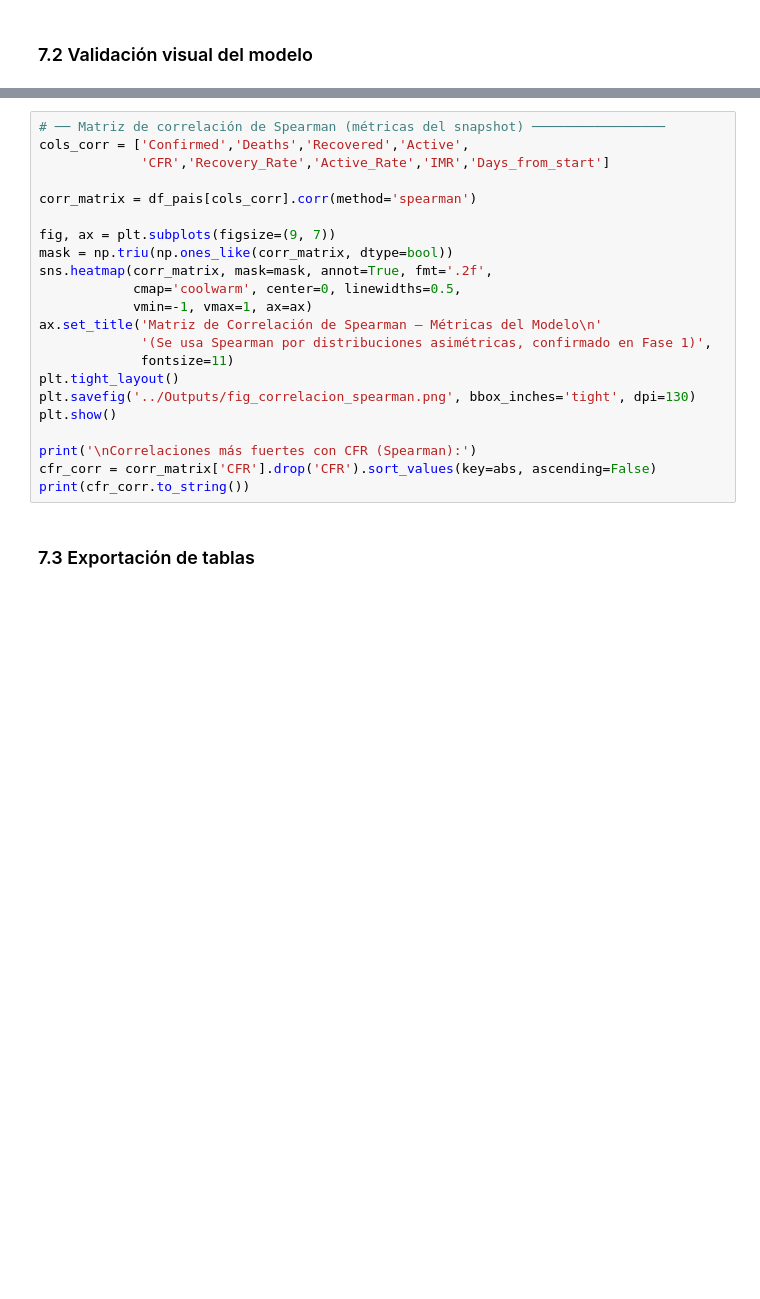
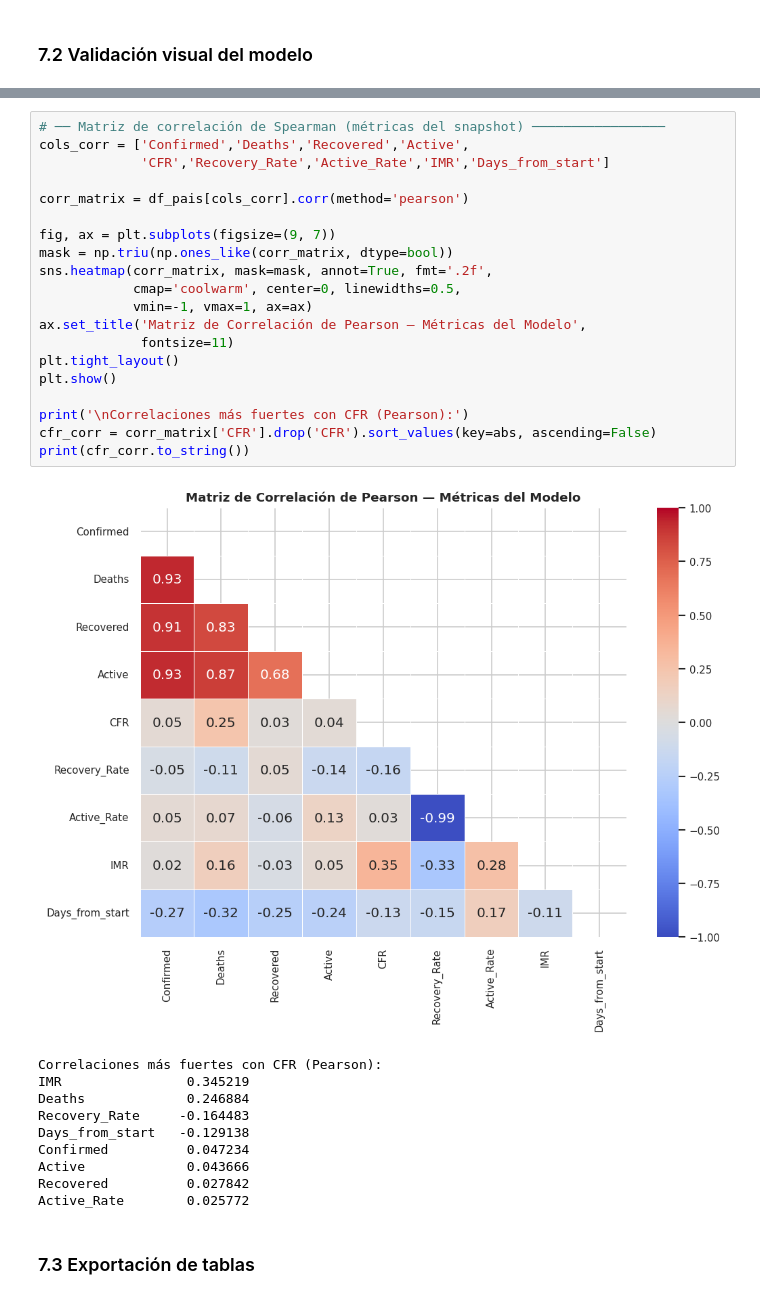
Before and after one commit to EmilianoVS09/Entrega3AnalisisDatos, a Jupyter notebook: Notebooks/Preparacion_Modelado.ipynb, the cells around one changed output, grey strips where cells are left out. Saved outputs shown, nothing was run; the diff lists cells and outputs as text; blank space fills up the shorter version.

Commit message:
Corrección de erroes en la Fase 3 y 4

```diff
--- a/Notebooks/Preparacion_Modelado.ipynb
+++ b/Notebooks/Preparacion_Modelado.ipynb
@@ -574,25 +714,34 @@ plt.show()
 # %%
 # ── Matriz de correlación de Spearman (métricas del snapshot) ─────────────────
 cols_corr = ['Confirmed','Deaths','Recovered','Active',
              'CFR','Recovery_Rate','Active_Rate','IMR','Days_from_start']
 
-corr_matrix = df_pais[cols_corr].corr(method='spearman')
+corr_matrix = df_pais[cols_corr].corr(method='pearson')
 
 fig, ax = plt.subplots(figsize=(9, 7))
 mask = np.triu(np.ones_like(corr_matrix, dtype=bool))
 sns.heatmap(corr_matrix, mask=mask, annot=True, fmt='.2f',
             cmap='coolwarm', center=0, linewidths=0.5,
             vmin=-1, vmax=1, ax=ax)
-ax.set_title('Matriz de Correlación de Spearman — Métricas del Modelo\n'
-             '(Se usa Spearman por distribuciones asimétricas, confirmado en Fase 1)',
+ax.set_title('Matriz de Correlación de Pearson — Métricas del Modelo',
              fontsize=11)
 plt.tight_layout()
-plt.savefig('../Outputs/fig_correlacion_spearman.png', bbox_inches='tight', dpi=130)
 plt.show()
 
-print('\nCorrelaciones más fuertes con CFR (Spearman):')
+print('\nCorrelaciones más fuertes con CFR (Pearson):')
 cfr_corr = corr_matrix['CFR'].drop('CFR').sort_values(key=abs, ascending=False)
 print(cfr_corr.to_string())
+# %% [output]
+[figure, added]
+Correlaciones más fuertes con CFR (Pearson):
+IMR                0.345219
+Deaths             0.246884
+Recovery_Rate     -0.164483
+Days_from_start   -0.129138
+Confirmed          0.047234
+Active             0.043666
+Recovered          0.027842
+Active_Rate        0.025772
 # %% [markdown]
 ### 7.3 Exportación de tablas
 # %%
```
Also changed, not shown: parts of 16 cells of this notebook, 8 other files.
